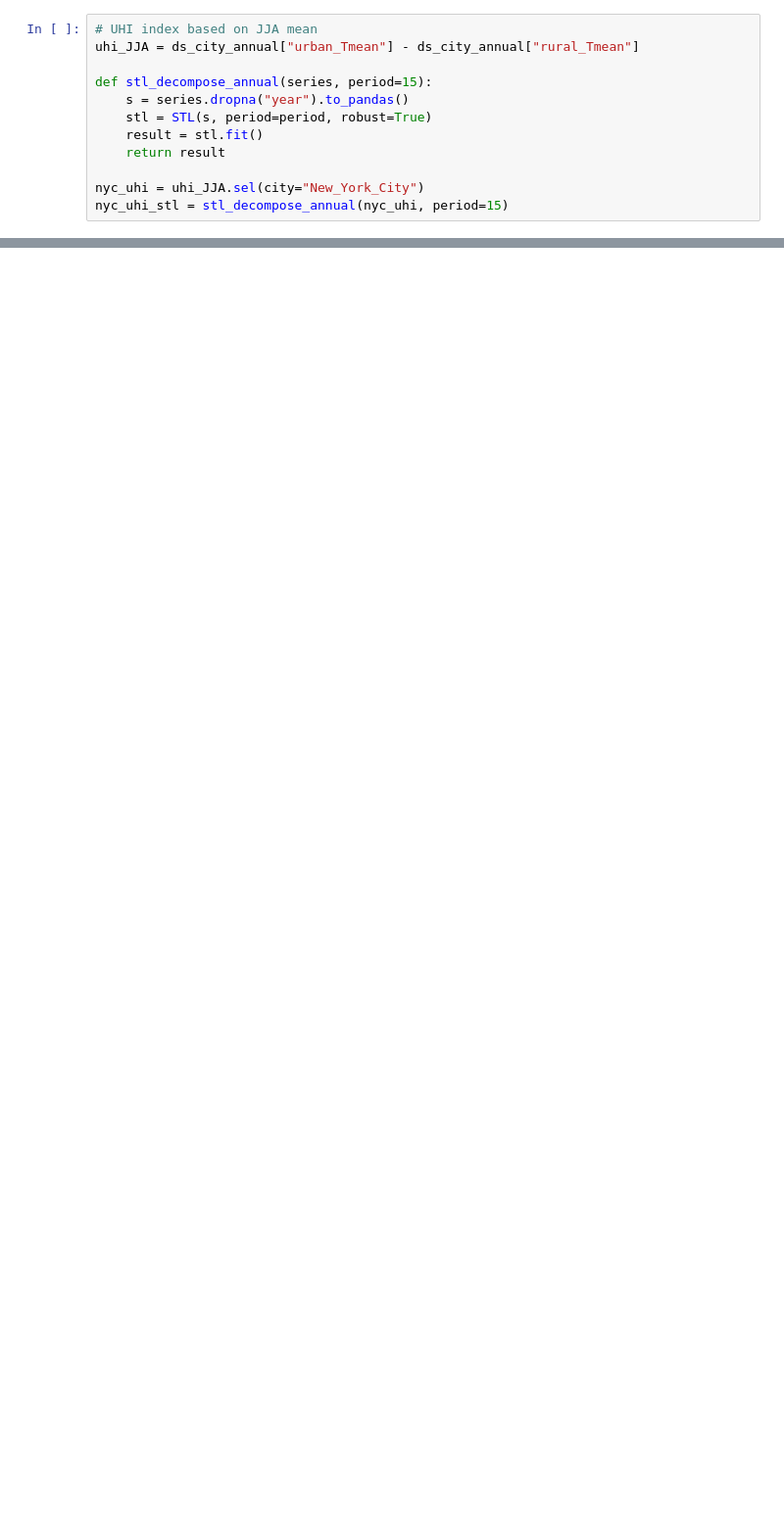
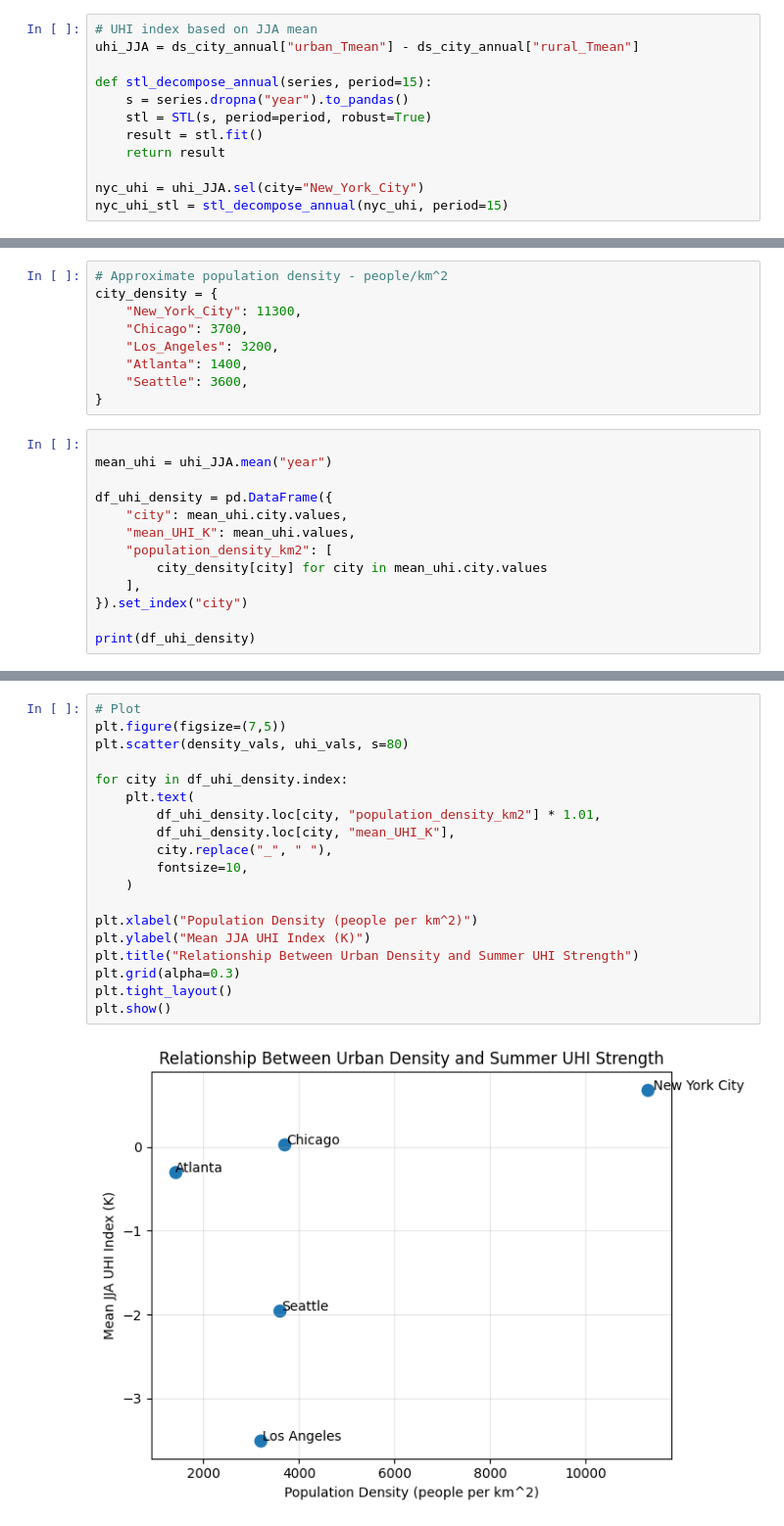
Before and after one commit to heschmidt/ATMS-523-Module-8-Project, a Jupyter notebook: 523_project_code.ipynb, the cells around one changed output, grey strips where cells are left out. Shown at 98% size. Drawn from its saved outputs; the diff is of its cells as text; blank space fills up the shorter version.

```diff
--- a/523_project_code.ipynb
+++ b/523_project_code.ipynb
@@ -515,0 +383,22 @@ plt.show()
+# %%
+# Approximate population density - people/km^2
+city_density = {
+    "New_York_City": 11300,
+    "Chicago": 3700,
+    "Los_Angeles": 3200,
+    "Atlanta": 1400,
+    "Seattle": 3600,
+}
+# %%
+
+mean_uhi = uhi_JJA.mean("year")
+
+df_uhi_density = pd.DataFrame({
+    "city": mean_uhi.city.values,
+    "mean_UHI_K": mean_uhi.values,
+    "population_density_km2": [
+        city_density[city] for city in mean_uhi.city.values
+    ],
+}).set_index("city")
+
+print(df_uhi_density)
@@ -515,0 +428,21 @@ plt.show()
+# %%
+# Plot
+plt.figure(figsize=(7,5))
+plt.scatter(density_vals, uhi_vals, s=80)
+
+for city in df_uhi_density.index:
+    plt.text(
+        df_uhi_density.loc[city, "population_density_km2"] * 1.01,
+        df_uhi_density.loc[city, "mean_UHI_K"],
+        city.replace("_", " "),
+        fontsize=10,
+    )
+
+plt.xlabel("Population Density (people per km^2)")
+plt.ylabel("Mean JJA UHI Index (K)")
+plt.title("Relationship Between Urban Density and Summer UHI Strength")
+plt.grid(alpha=0.3)
+plt.tight_layout()
+plt.show()
+# %% [output]
+[figure, added]
```
Also changed, not shown: parts of 27 cells of this notebook.
